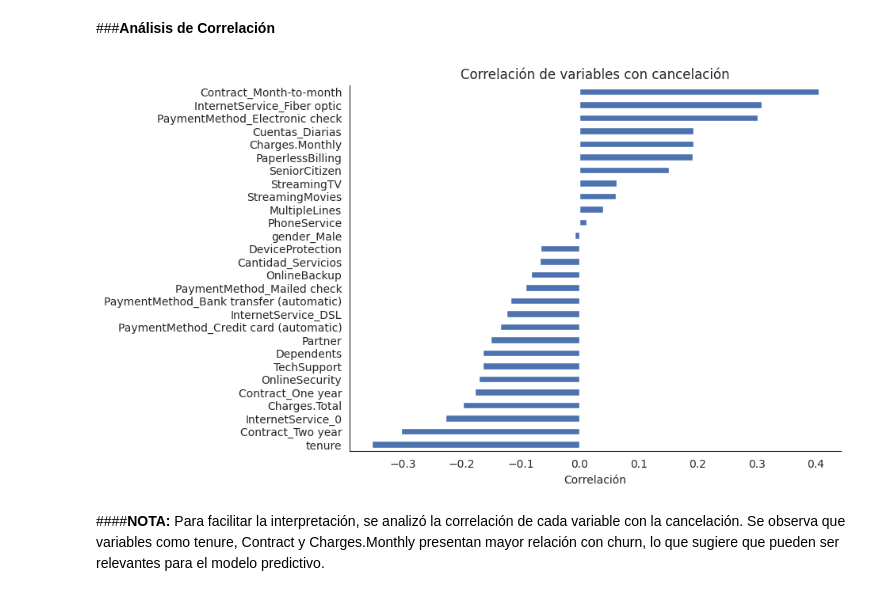
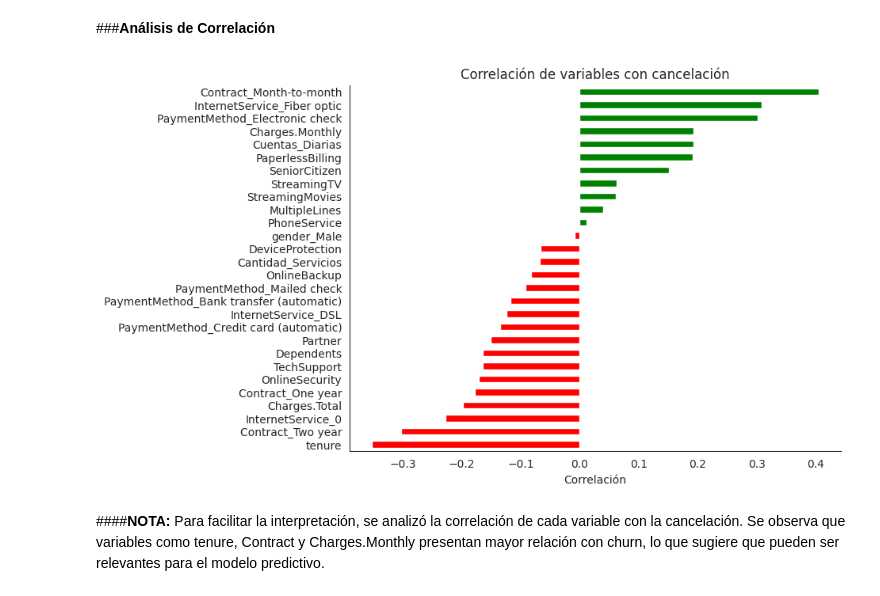
Before and after one commit to Yaaxek/TelecomX-Parte2-Churn, a Jupyter notebook: TelecomX_Parte2_Churn.ipynb, the cells around one changed output. Saved outputs shown, nothing was run; the diff lists cells and outputs as text; code cells hidden in the pictures.

```diff
--- a/TelecomX_Parte2_Churn.ipynb
+++ b/TelecomX_Parte2_Churn.ipynb
@@ -201,20 +215,20 @@ import seaborn as sns
 import matplotlib.pyplot as plt
 import numpy as np
 # %%
-corr_churn = df_scaled.corr()["Churn"].drop("Churn").sort_values()
+corr_churn = datos.corr()["Churn"].drop("Churn").sort_values()
 
 sns.set_style("white")
 
 plt.figure(figsize=(8,6))
-ax = corr_churn.plot(kind="barh", color="#4C72B0")
+ax = corr_churn.plot(kind="barh", color=['red' if x < 0 else 'green' for x in corr_churn.sort_values()])
 
 sns.despine(top=True, right=True)
 plt.xlabel("Correlación")
 plt.ylabel("")
 plt.title("Correlación de variables con cancelación")
 plt.show()
 # %% [output]
-[figure, old version]
+[figure, new version]
 # %% [markdown]
 ####**NOTA:**
 Para facilitar la interpretación, se analizó la correlación de cada variable con la cancelación. Se observa que variables como tenure, Contract y Charges.Monthly presentan mayor relación con churn, lo que sugiere que pueden ser relevantes para el modelo predictivo.
```
Also changed, not shown: parts of 74 cells of this notebook.
